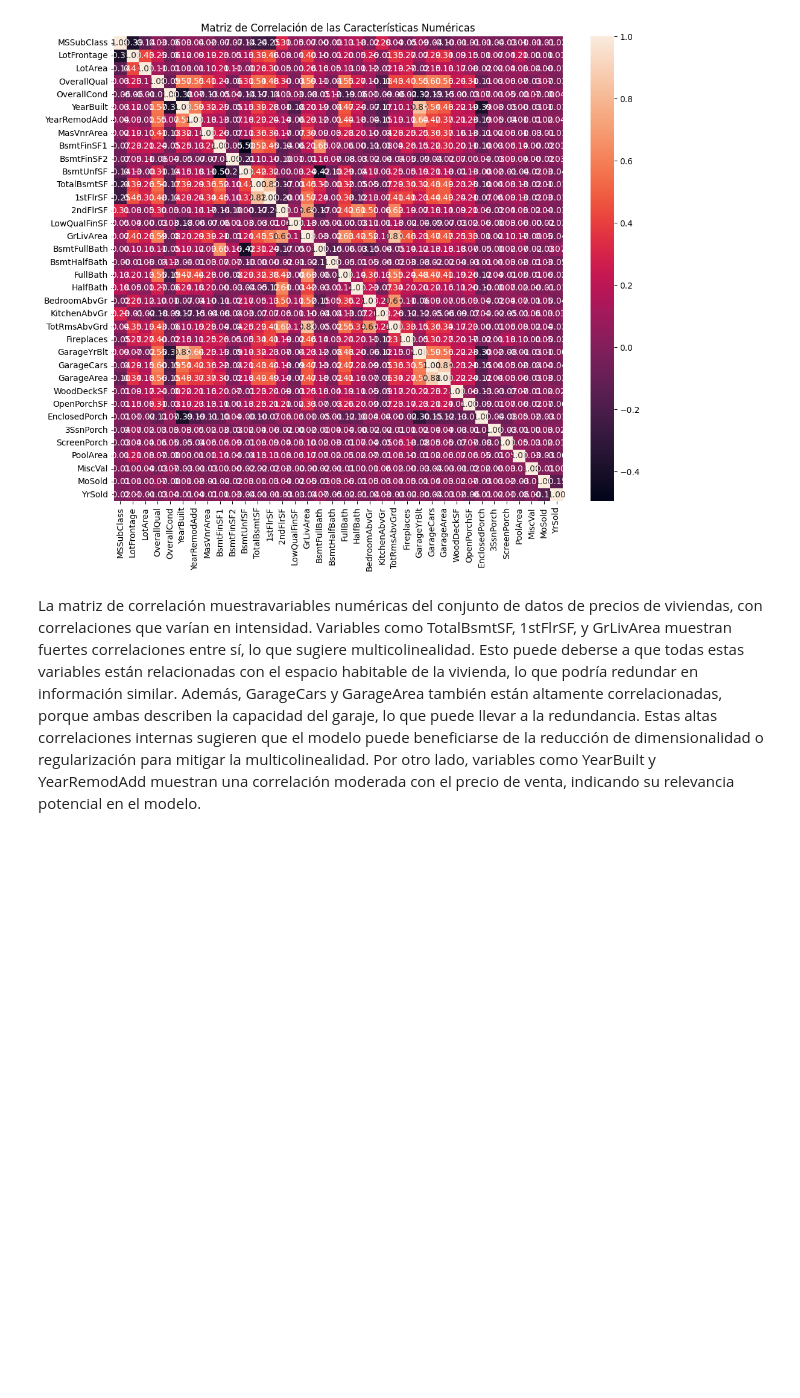
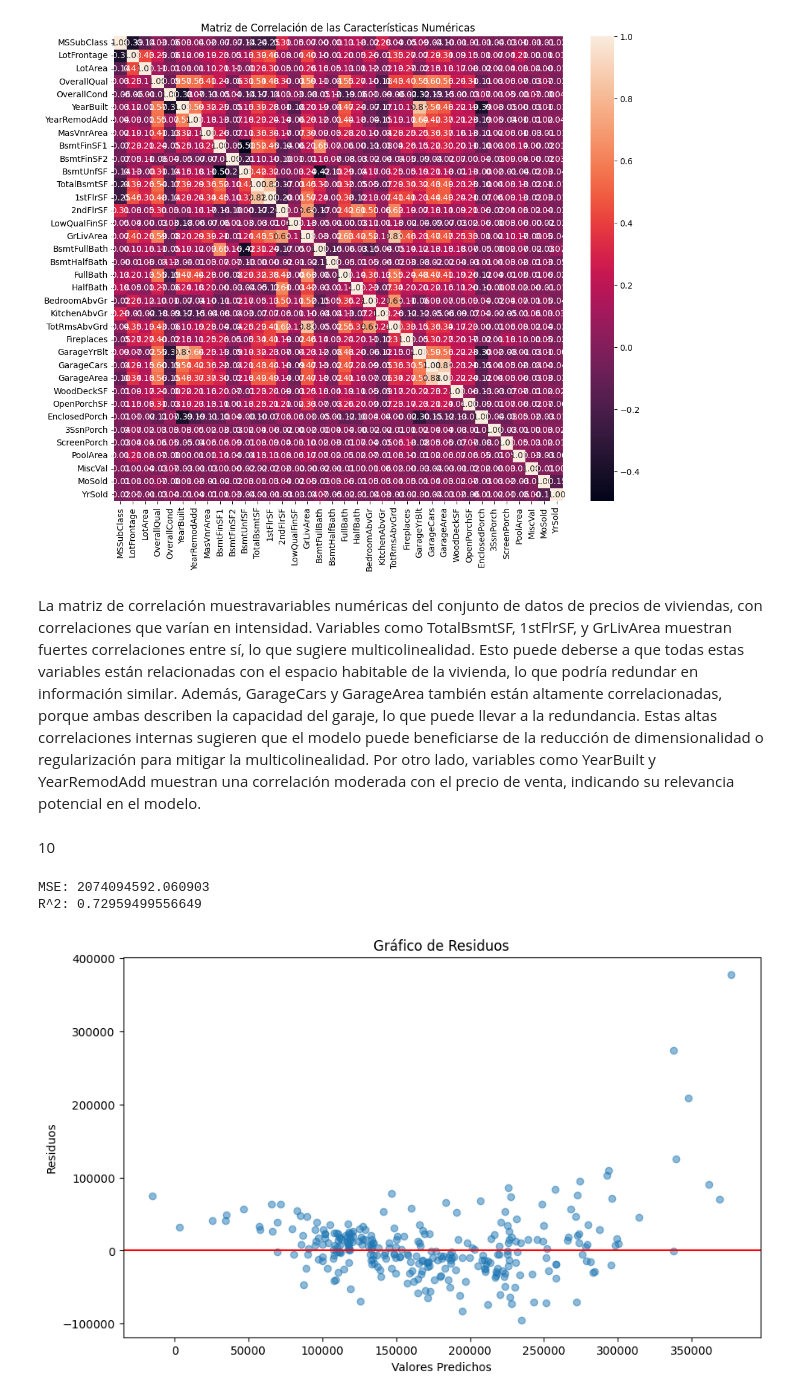
Before and after one commit to AGM54/HojaMiner-aKa, a Jupyter notebook: Model.ipynb, the cells around one changed output. Drawn from its saved outputs; the diff is of its cells as text; code cells hidden in the pictures; blank space fills up the shorter version.

```diff
--- a/Model.ipynb
+++ b/Model.ipynb
@@ -294,3 +294,56 @@ plt.show()
 [figure]
 # %% [markdown]
 La matriz de correlación muestravariables numéricas del conjunto de datos de precios de viviendas, con correlaciones que varían en intensidad. Variables como TotalBsmtSF, 1stFlrSF, y GrLivArea muestran fuertes correlaciones entre sí, lo que sugiere multicolinealidad. Esto puede deberse a que todas estas variables están relacionadas con el espacio habitable de la vivienda, lo que podría redundar en información similar. Además, GarageCars y GarageArea también están altamente correlacionadas, porque ambas describen la capacidad del garaje, lo que puede llevar a la redundancia. Estas altas correlaciones internas sugieren que el modelo puede beneficiarse de la reducción de dimensionalidad o regularización para mitigar la multicolinealidad. Por otro lado, variables como YearBuilt y YearRemodAdd muestran una correlación moderada con el precio de venta, indicando su relevancia potencial en el modelo.
+# %% [markdown]
+10
+# %%
+import pandas as pd
+from sklearn.model_selection import train_test_split
+from sklearn.linear_model import LinearRegression
+from sklearn.metrics import mean_squared_error, r2_score
+from sklearn.impute import SimpleImputer
+import numpy as np
+import matplotlib.pyplot as plt
+
+df = pd.read_csv("train.csv")
+
+# Ajuste de las variables seleccionadas para reducir la multicolinealidad
+selected_features = ['OverallQual', 'GarageCars', 'FullBath', 'TotRmsAbvGrd', 'LotArea']
+X = df[selected_features]
+y = df['SalePrice']
+
+# Imputación de valores faltantes
+imputer = SimpleImputer(strategy='mean')
+X_imputed = imputer.fit_transform(X)
+
+# División del conjunto de datos
+X_train, X_test, y_train, y_test = train_test_split(X_imputed, y, test_size=0.2, random_state=42)
+
+# Modelo de regresión lineal
+model = LinearRegression()
+model.fit(X_train, y_train)
+
+y_pred = model.predict(X_test)
+
+
+mse = mean_squared_error(y_test, y_pred)
+r2 = r2_score(y_test, y_pred)
+
+
+residuos = y_test - y_pred
+
+print(f"MSE: {mse}")
+print(f"R^2: {r2}")
+
+
+plt.figure(figsize=(10, 6))
+plt.scatter(y_pred, residuos, alpha=0.5)
+plt.axhline(y=0, color='r', linestyle='-')
+plt.title('Gráfico de Residuos')
+plt.xlabel('Valores Predichos')
+plt.ylabel('Residuos')
+plt.show()
+# %% [output]
+MSE: 2074094592.060903
+R^2: 0.72959499556649
+[figure, added]
```
Also changed, not shown: parts of 2 cells of this notebook.
